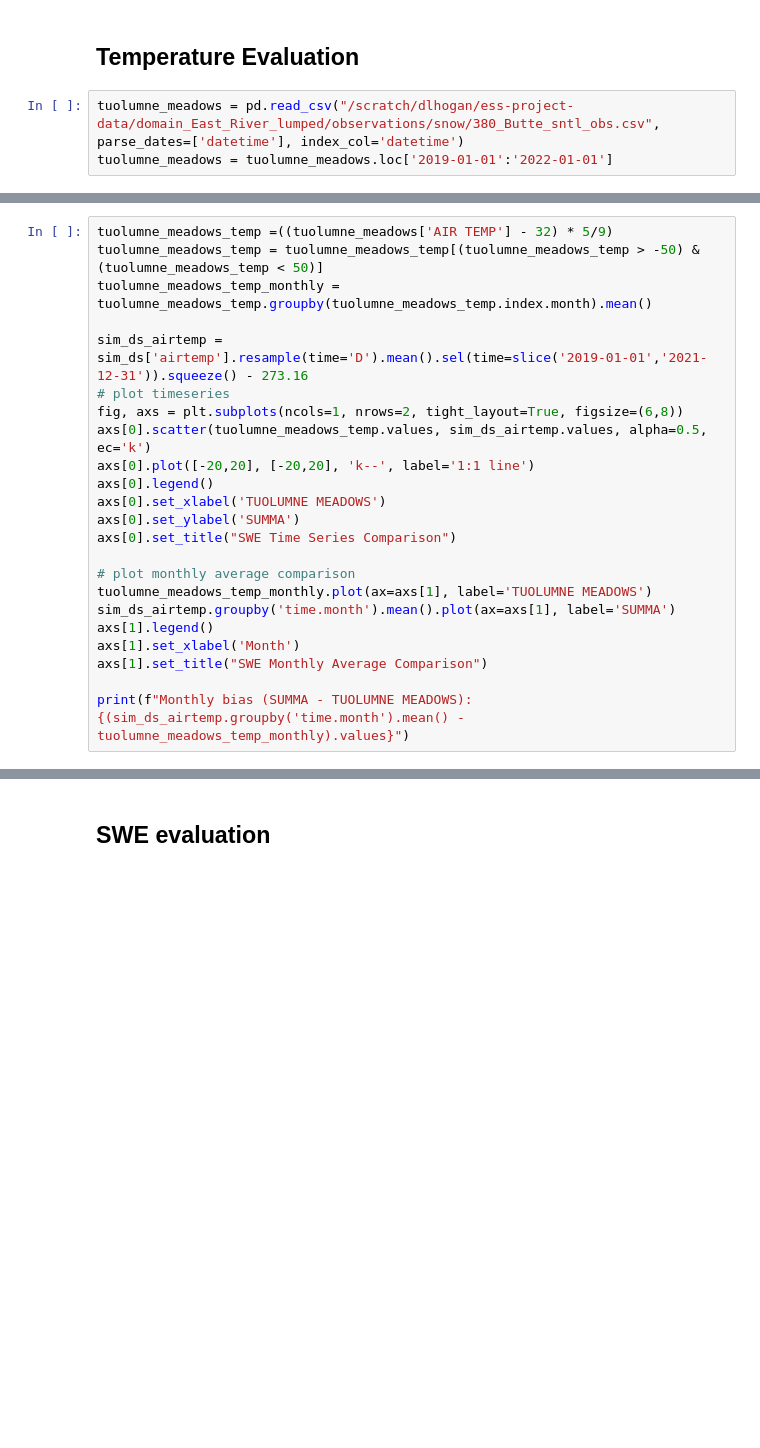
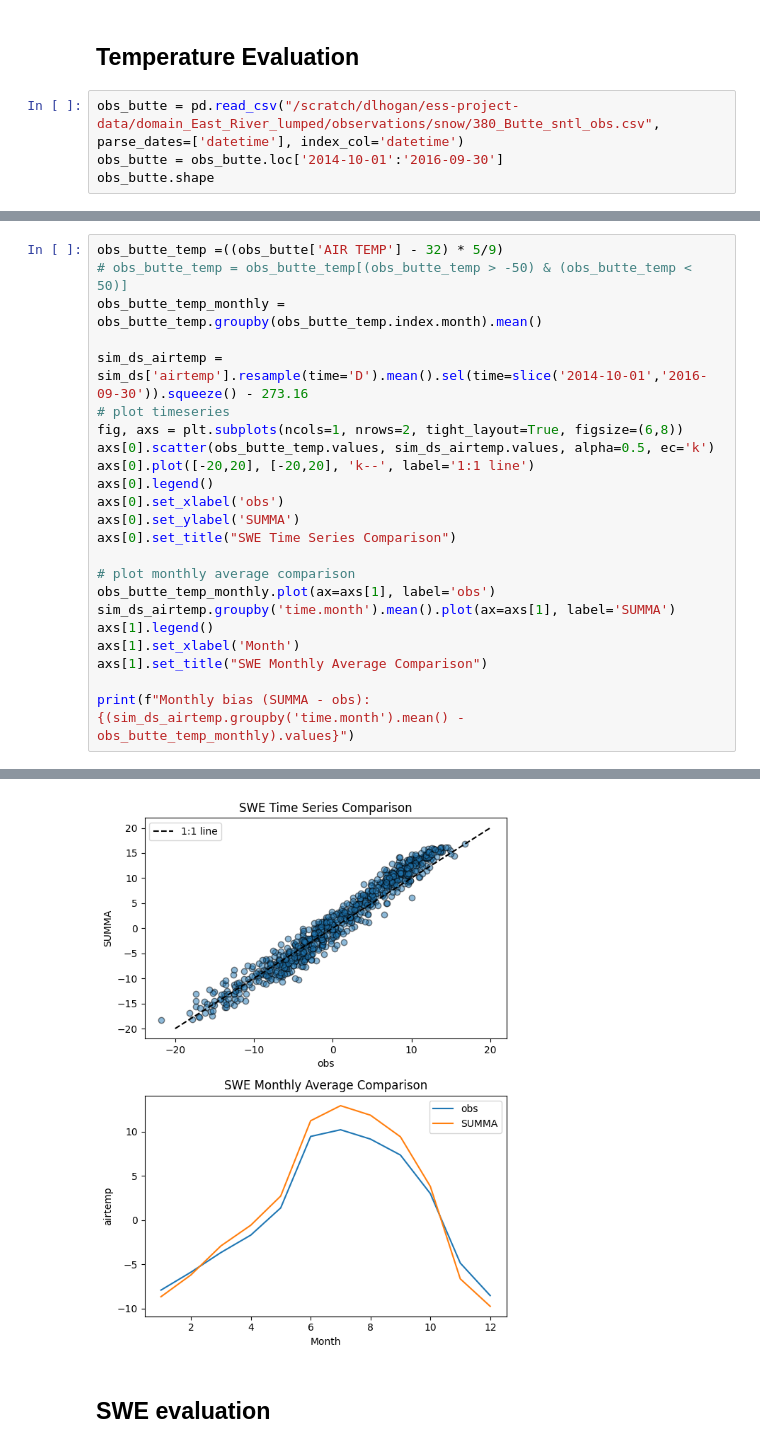
Before and after one commit to dlhogan97/CONFLUENCE-uwmtnhydro, a Jupyter notebook: ess-project/modeling/02_lumped/EastBasinLumped.ipynb, the cells around one changed output, grey strips where cells are left out. Cells and saved outputs as stored; diff of their text form; blank space fills up the shorter version.

```diff
--- a/ess-project/modeling/02_lumped/EastBasinLumped.ipynb
+++ b/ess-project/modeling/02_lumped/EastBasinLumped.ipynb
@@ -1453,5 +1596,6 @@ ax.grid(True, alpha=0.3)
 # %% [markdown]
 ## Temperature Evaluation
 # %%
-tuolumne_meadows = pd.read_csv("/scratch/dlhogan/ess-project-data/domain_East_River_lumped/observations/snow/380_Butte_sntl_obs.csv", parse_dates=['datetime'], index_col='datetime')
-tuolumne_meadows = tuolumne_meadows.loc['2019-01-01':'2022-01-01']
+obs_butte = pd.read_csv("/scratch/dlhogan/ess-project-data/domain_East_River_lumped/observations/snow/380_Butte_sntl_obs.csv", parse_dates=['datetime'], index_col='datetime')
+obs_butte = obs_butte.loc['2014-10-01':'2016-09-30']
+obs_butte.shape
@@ -1458,23 +1604,24 @@ tuolumne_meadows = tuolumne_meadows.loc['2019-01-01':'2022-01-01']
 # %%
-tuolumne_meadows_temp =((tuolumne_meadows['AIR TEMP'] - 32) * 5/9)
-tuolumne_meadows_temp = tuolumne_meadows_temp[(tuolumne_meadows_temp > -50) & (tuolumne_meadows_temp < 50)]
-tuolumne_meadows_temp_monthly = tuolumne_meadows_temp.groupby(tuolumne_meadows_temp.index.month).mean()
+obs_butte_temp =((obs_butte['AIR TEMP'] - 32) * 5/9)
+# obs_butte_temp = obs_butte_temp[(obs_butte_temp > -50) & (obs_butte_temp < 50)]
+obs_butte_temp_monthly = obs_butte_temp.groupby(obs_butte_temp.index.month).mean()
 
-sim_ds_airtemp = sim_ds['airtemp'].resample(time='D').mean().sel(time=slice('2019-01-01','2021-12-31')).squeeze() - 273.16
+sim_ds_airtemp = sim_ds['airtemp'].resample(time='D').mean().sel(time=slice('2014-10-01','2016-09-30')).squeeze() - 273.16
 # plot timeseries
 fig, axs = plt.subplots(ncols=1, nrows=2, tight_layout=True, figsize=(6,8))
-axs[0].scatter(tuolumne_meadows_temp.values, sim_ds_airtemp.values, alpha=0.5, ec='k')
+axs[0].scatter(obs_butte_temp.values, sim_ds_airtemp.values, alpha=0.5, ec='k')
 axs[0].plot([-20,20], [-20,20], 'k--', label='1:1 line')
 axs[0].legend()
-axs[0].set_xlabel('TUOLUMNE MEADOWS')
+axs[0].set_xlabel('obs')
 axs[0].set_ylabel('SUMMA')
 axs[0].set_title("SWE Time Series Comparison")
 
 # plot monthly average comparison
-tuolumne_meadows_temp_monthly.plot(ax=axs[1], label='TUOLUMNE MEADOWS')
+obs_butte_temp_monthly.plot(ax=axs[1], label='obs')
 sim_ds_airtemp.groupby('time.month').mean().plot(ax=axs[1], label='SUMMA')
 axs[1].legend()
 axs[1].set_xlabel('Month')
 axs[1].set_title("SWE Monthly Average Comparison")
 
-print(f"Monthly bias (SUMMA - TUOLUMNE MEADOWS): {(sim_ds_airtemp.groupby('time.month').mean() - tuolumne_meadows_temp_monthly).values}")
+print(f"Monthly bias (SUMMA - obs): {(sim_ds_airtemp.groupby('time.month').mean() - obs_butte_temp_monthly).values}")
+# %% [output]
@@ -1481,3 +1630,4 @@ print(f"Monthly bias (SUMMA - TUOLUMNE MEADOWS): {(sim_ds_airtemp.groupby('time.
+[figure, added]
 # %% [markdown]
 ## SWE evaluation
 # %%
```
Also changed, not shown: parts of 30 cells of this notebook, 16 other files.
